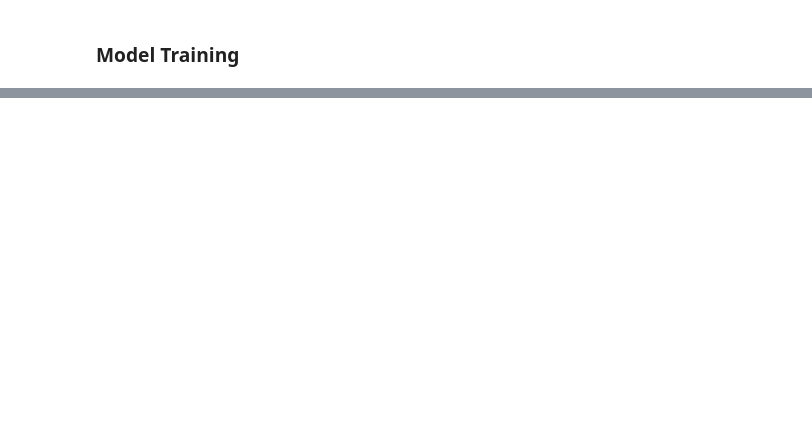
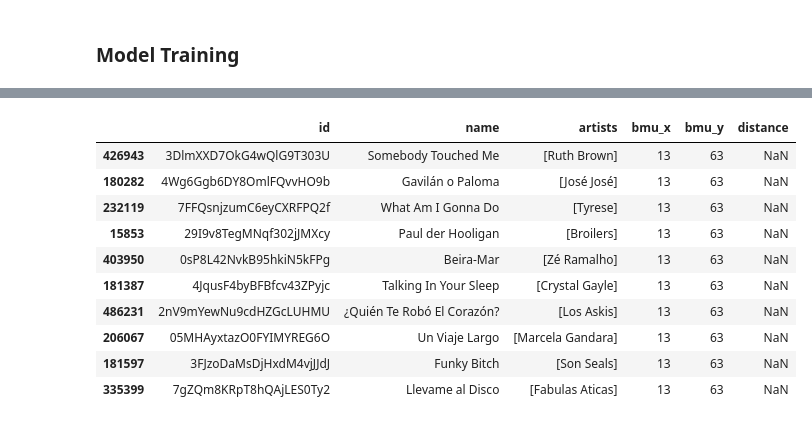
Before and after one commit to NicoCereghini/DSC-288R---Spotify-Capstone-Project, a Jupyter notebook: src/notebooks/SoM.ipynb, the cells around one changed output, grey strips where cells are left out. Drawn from its saved outputs; the diff is of its cells as text; code cells hidden in the pictures; blank space fills up the shorter version.

```diff
--- a/src/notebooks/SoM.ipynb
+++ b/src/notebooks/SoM.ipynb
@@ -245,0 +244,31 @@ Droplets destroyed, you are safe to terminate your code!
+# %%
+def get_songs_from_bmu(df, bmu_x, bmu_y, min_songs=10, max_songs=15):
+
+    filtered_songs = df[(df['bmu_x'] == bmu_x) & (df['bmu_y'] == bmu_y)]
+
+    num_songs = len(filtered_songs)
+
+    if num_songs < min_songs:
+        repeats_needed = min_songs - num_songs
+        additional_songs = filtered_songs.sample(repeats_needed, replace=True, random_state=42)
+        filtered_songs = pd.concat([filtered_songs, additional_songs])
+
+    return filtered_songs.sample(min(max_songs, len(filtered_songs)), random_state=42)
+
+# Find the BMU with the most and least hits
+bmu_counts = bmu_df.groupby(['bmu_x', 'bmu_y']).size().reset_index(name='count')
+
+## Example set of Songs from 1 BMU
+get_songs_from_bmu(bmu_df,13,63)
+# %% [output]
+|  | id | name | artists | bmu_x | bmu_y | distance |
+| 426943 | 3DlmXXD7OkG4wQlG9T303U | Somebody Touched Me | [Ruth Brown] | 13 | 63 | NaN |
+| 180282 | 4Wg6Ggb6DY8OmlFQvvHO9b | Gavilán o Paloma | [José José] | 13 | 63 | NaN |
+| 232119 | 7FFQsnjzumC6eyCXRFPQ2f | What Am I Gonna Do | [Tyrese] | 13 | 63 | NaN |
+| 15853 | 29I9v8TegMNqf302jJMXcy | Paul der Hooligan | [Broilers] | 13 | 63 | NaN |
+| 403950 | 0sP8L42NvkB95hkiN5kFPg | Beira-Mar | [Zé Ramalho] | 13 | 63 | NaN |
+| 181387 | 4JqusF4byBFBfcv43ZPyjc | Talking In Your Sleep | [Crystal Gayle] | 13 | 63 | NaN |
+| 486231 | 2nV9mYewNu9cdHZGcLUHMU | ¿Quién Te Robó El Corazón? | [Los Askis] | 13 | 63 | NaN |
+| 206067 | 05MHAyxtazO0FYIMYREG6O | Un Viaje Largo | [Marcela Gandara] | 13 | 63 | NaN |
+| 181597 | 3FJzoDaMsDjHxdM4vjJJdJ | Funky Bitch | [Son Seals] | 13 | 63 | NaN |
+| 335399 | 7gZQm8KRpT8hQAjLES0Ty2 | Llevame al Disco | [Fabulas Aticas] | 13 | 63 | NaN |
```
Also changed, not shown: parts of 11 cells of this notebook.
